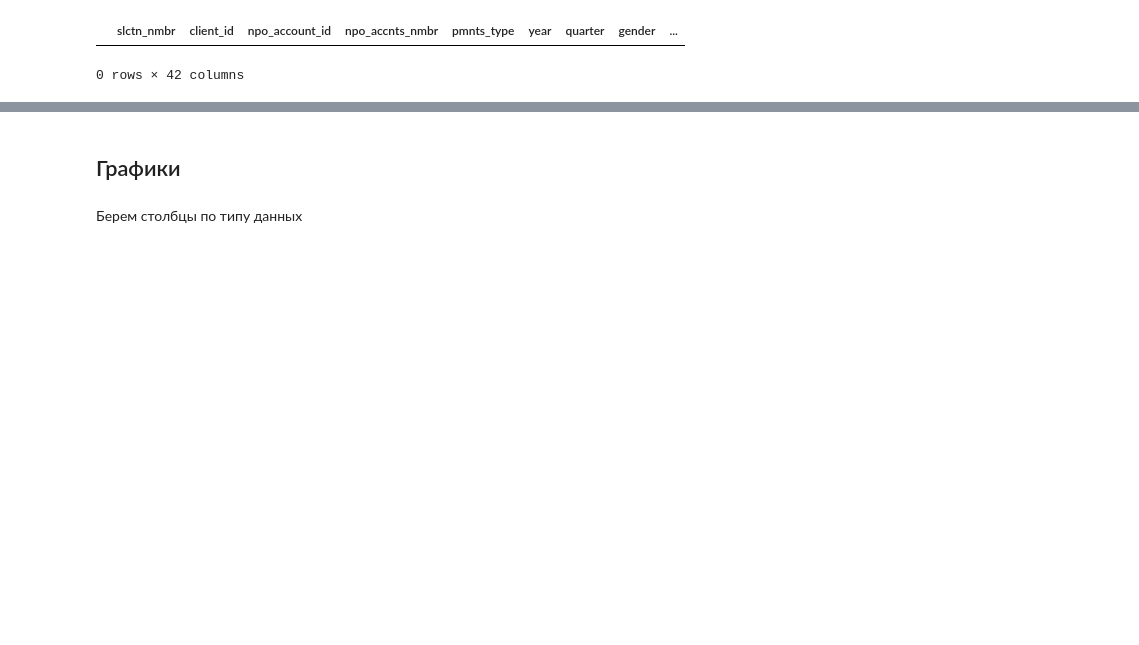
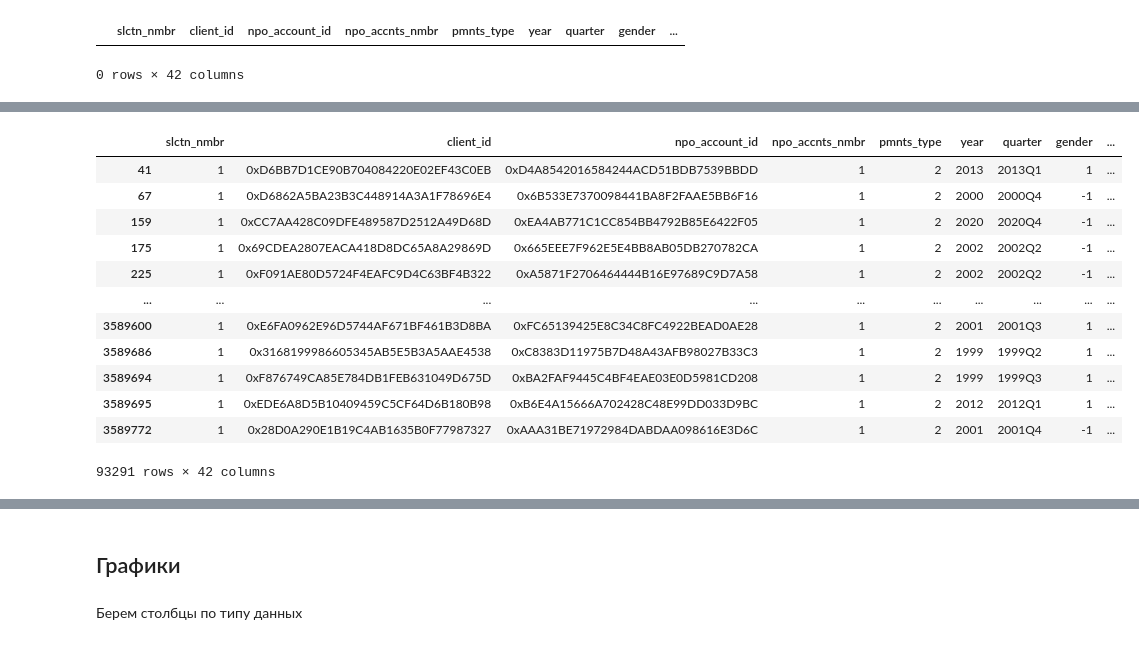
Before and after one commit to zibestr/AI-Hackathon-SFD, a Jupyter notebook: main.ipynb, the cells around one changed output, grey strips where cells are left out. Saved outputs shown, nothing was run; the diff lists cells and outputs as text; code cells hidden in the pictures; blank space fills up the shorter version.

```diff
--- a/main.ipynb
+++ b/main.ipynb
@@ -152,0 +177,16 @@ For example, when doing 'df[col].method(value, inplace=True)', try using 'df.met
+# %%
+train_df.loc[train_df['postal_code'] == 0]
+# %% [output]
+|  | slctn_nmbr | client_id | npo_account_id | npo_accnts_nmbr | pmnts_type | year | quarter | gender | ... |
+| 41 | 1 | 0xD6BB7D1CE90B704084220E02EF43C0EB | 0xD4A8542016584244ACD51BDB7539BBDD | 1 | 2 | 2013 | 2013Q1 | 1 | ... |
+| 67 | 1 | 0xD6862A5BA23B3C448914A3A1F78696E4 | 0x6B533E7370098441BA8F2FAAE5BB6F16 | 1 | 2 | 2000 | 2000Q4 | -1 | ... |
+| 159 | 1 | 0xCC7AA428C09DFE489587D2512A49D68D | 0xEA4AB771C1CC854BB4792B85E6422F05 | 1 | 2 | 2020 | 2020Q4 | -1 | ... |
+| 175 | 1 | 0x69CDEA2807EACA418D8DC65A8A29869D | 0x665EEE7F962E5E4BB8AB05DB270782CA | 1 | 2 | 2002 | 2002Q2 | -1 | ... |
+| 225 | 1 | 0xF091AE80D5724F4EAFC9D4C63BF4B322 | 0xA5871F2706464444B16E97689C9D7A58 | 1 | 2 | 2002 | 2002Q2 | -1 | ... |
+| ... | ... | ... | ... | ... | ... | ... | ... | ... | ... |
+| 3589600 | 1 | 0xE6FA0962E96D5744AF671BF461B3D8BA | 0xFC65139425E8C34C8FC4922BEAD0AE28 | 1 | 2 | 2001 | 2001Q3 | 1 | ... |
+| 3589686 | 1 | 0x3168199986605345AB5E5B3A5AAE4538 | 0xC8383D11975B7D48A43AFB98027B33C3 | 1 | 2 | 1999 | 1999Q2 | 1 | ... |
+| 3589694 | 1 | 0xF876749CA85E784DB1FEB631049D675D | 0xBA2FAF9445C4BF4EAE03E0D5981CD208 | 1 | 2 | 1999 | 1999Q3 | 1 | ... |
+| 3589695 | 1 | 0xEDE6A8D5B10409459C5CF64D6B180B98 | 0xB6E4A15666A702428C48E99DD033D9BC | 1 | 2 | 2012 | 2012Q1 | 1 | ... |
+| 3589772 | 1 | 0x28D0A290E1B19C4AB1635B0F77987327 | 0xAAA31BE71972984DABDAA098616E3D6C | 1 | 2 | 2001 | 2001Q4 | -1 | ... |
+93291 rows × 42 columns
```
Also changed, not shown: parts of 9 cells of this notebook.
